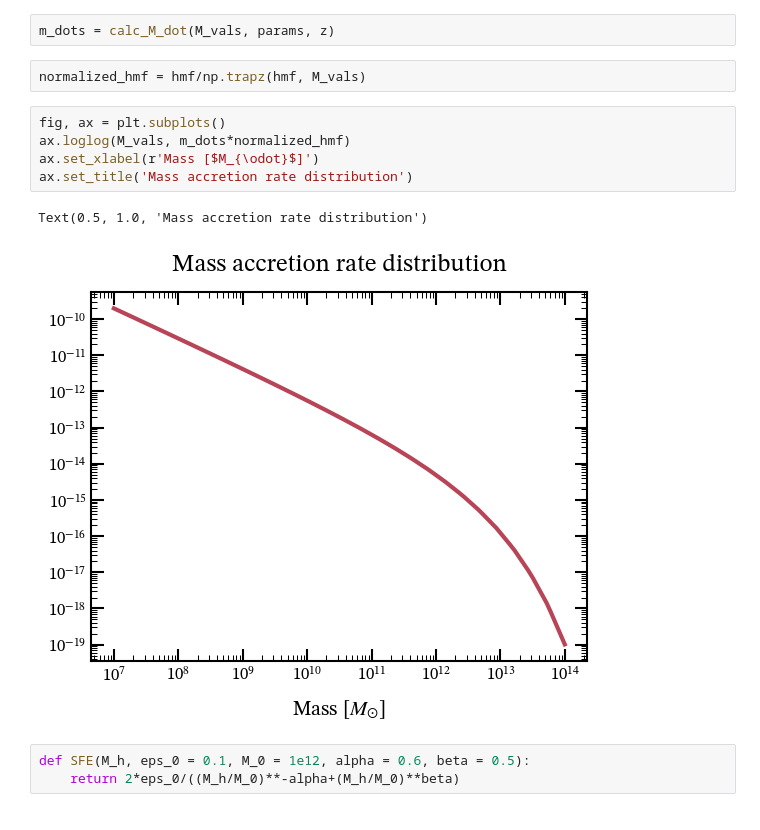
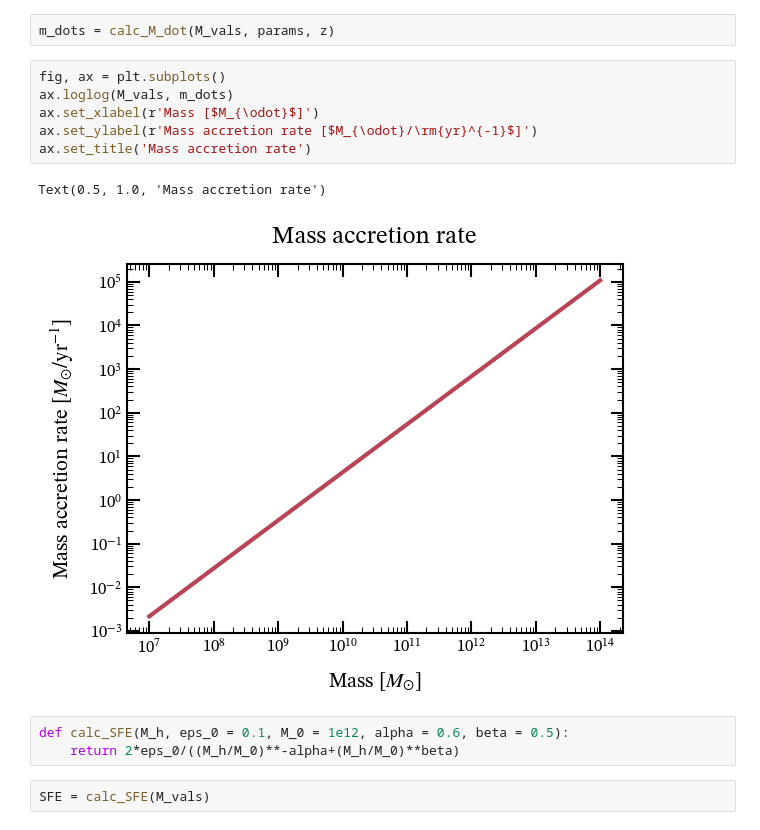
Before and after one commit to ebregou/modeling_stochasticity, a Jupyter notebook: notebooks/UVLF.ipynb, the cells around one changed output. Cells and saved outputs as stored; diff of their text form.

```diff
--- a/notebooks/UVLF.ipynb
+++ b/notebooks/UVLF.ipynb
@@ -38,16 +38,17 @@ def calc_M_dot(M_h, params, z = 0):
     return 25.3*(M_h/1e12)**(1.1)*(1+(1.65*z))*np.sqrt((params['Omega_m']*(1+z)**3)+params['Omega_L'])
 # %%
 m_dots = calc_M_dot(M_vals, params, z)
-# %%
-normalized_hmf = hmf/np.trapz(hmf, M_vals)
 # %%
 fig, ax = plt.subplots()
-ax.loglog(M_vals, m_dots*normalized_hmf)
+ax.loglog(M_vals, m_dots)
 ax.set_xlabel(r'Mass [$M_{\odot}$]')
-ax.set_title('Mass accretion rate distribution')
+ax.set_ylabel(r'Mass accretion rate [$M_{\odot}/\rm{yr}^{-1}$]')
+ax.set_title('Mass accretion rate')
 # %% [output]
-Text(0.5, 1.0, 'Mass accretion rate distribution')
+Text(0.5, 1.0, 'Mass accretion rate')
-[figure, old version]
+[figure, new version]
 # %%
-def SFE(M_h, eps_0 = 0.1, M_0 = 1e12, alpha = 0.6, beta = 0.5):
+def calc_SFE(M_h, eps_0 = 0.1, M_0 = 1e12, alpha = 0.6, beta = 0.5):
     return 2*eps_0/((M_h/M_0)**-alpha+(M_h/M_0)**beta)
+# %%
+SFE = calc_SFE(M_vals)
```
Also changed, not shown: parts of 12 cells of this notebook, 3 other files.
